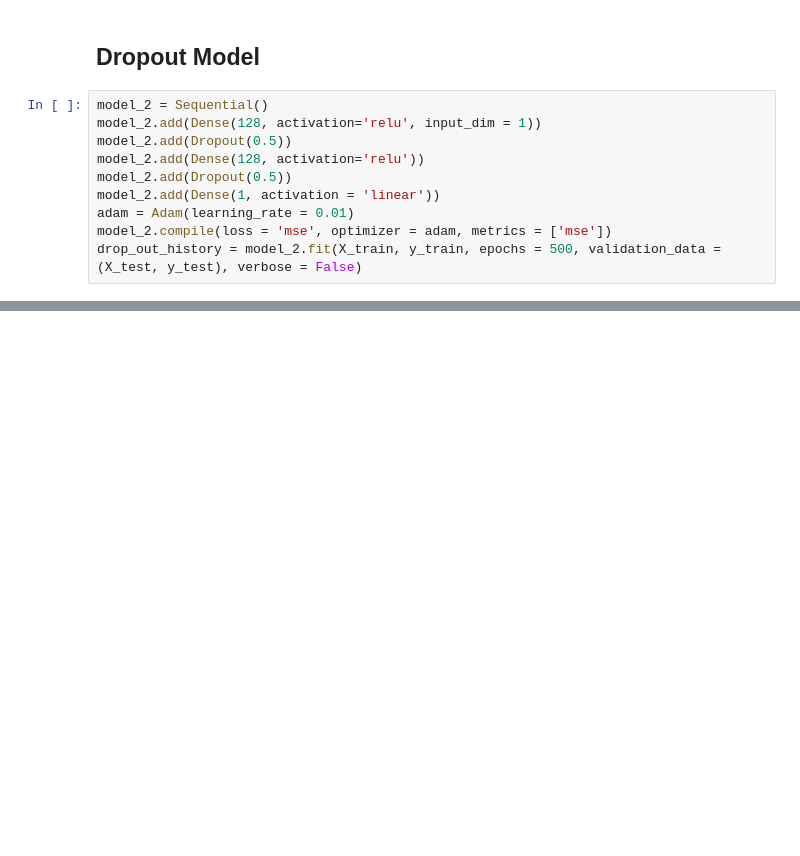
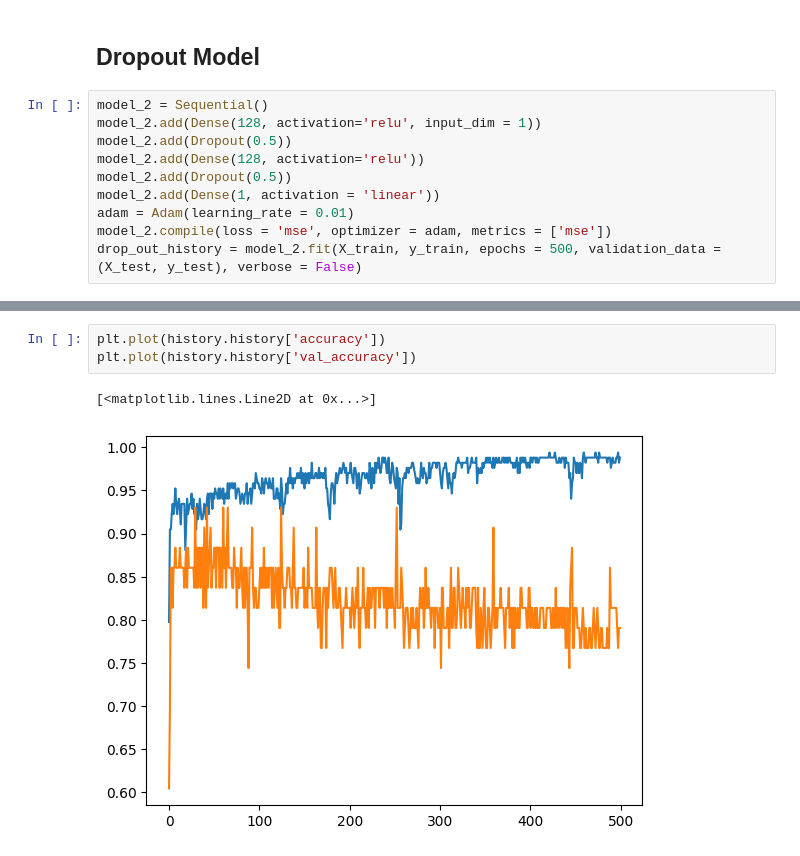
Before and after one commit to KuldipDongare1707/Deep_Learning, a Jupyter notebook: Dropout_DL.ipynb, the cells around one changed output, grey strips where cells are left out. Cells and saved outputs as stored; diff of their text form; blank space fills up the shorter version.

```diff
--- a/Dropout_DL.ipynb
+++ b/Dropout_DL.ipynb
@@ -98,0 +382,6 @@ plt.show()
+# %%
+plt.plot(history.history['accuracy'])
+plt.plot(history.history['val_accuracy'])
+# %% [output]
+[<matplotlib.lines.Line2D at 0x...>]
+[figure, added]
```
Also changed, not shown: parts of 21 cells of this notebook.
